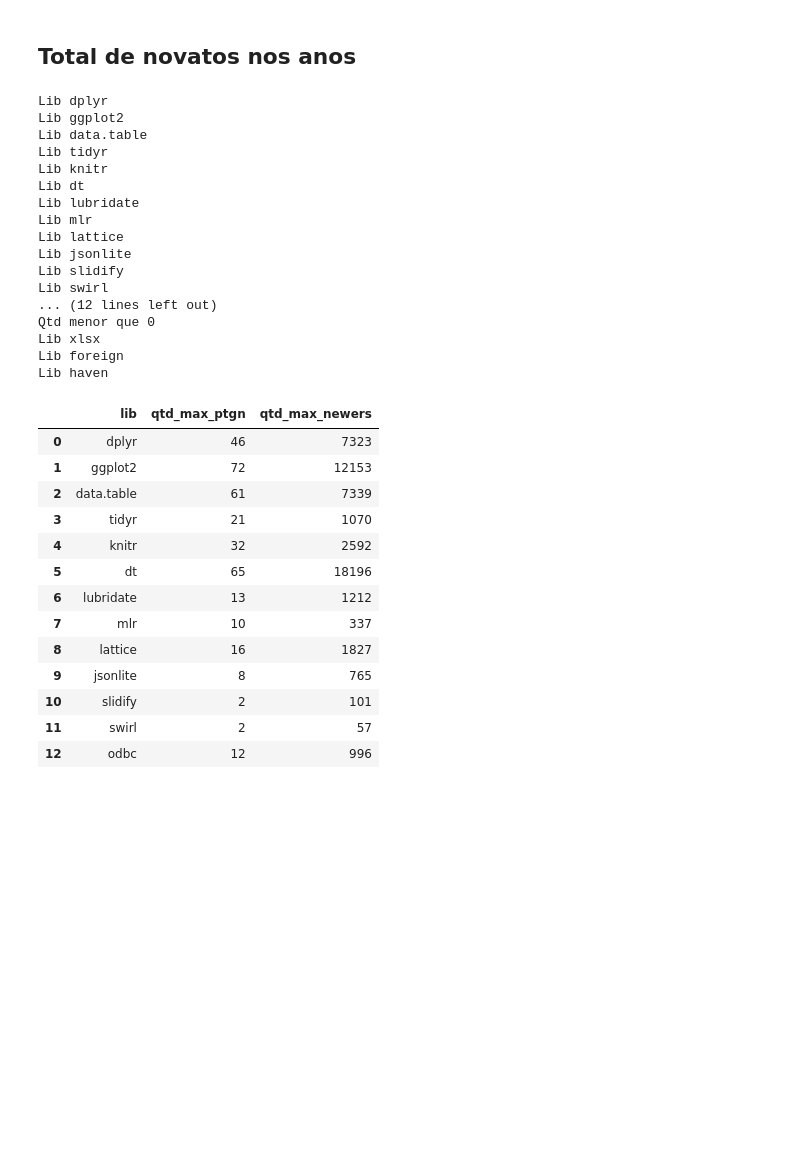
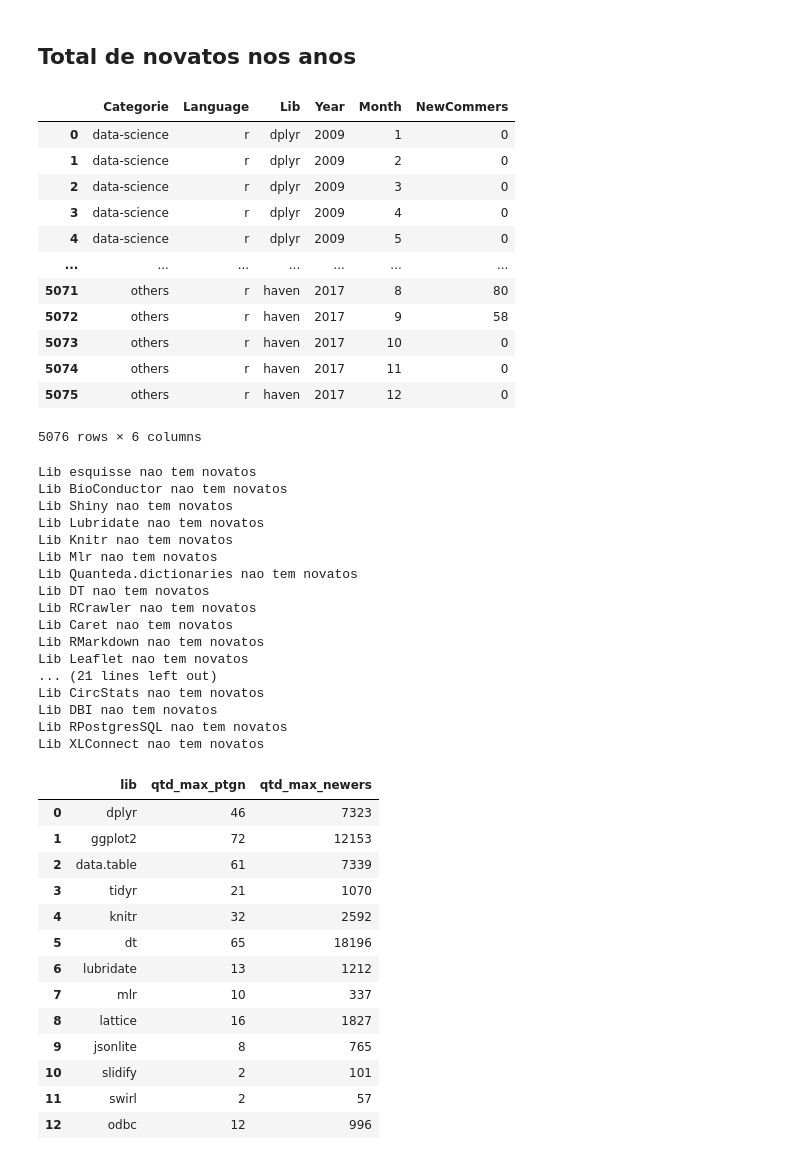
Before and after one commit to JuanFSR/EngenhariaEmpirica, a Jupyter notebook: mineracao_r.ipynb, the cells around one changed output. Drawn from its saved outputs; the diff is of its cells as text; code cells hidden in the pictures; blank space fills up the shorter version.

```diff
--- a/mineracao_r.ipynb
+++ b/mineracao_r.ipynb
@@ -188,40 +274,59 @@ dataNewerRepeat = pd.DataFrame(repeatNewer, columns=['Language', 'Lib', 'Newer',
+# %%
+dataLanguage
+# %% [output]
+|  | Categorie | Language | Lib | Year | Month | NewCommers |
+| 0 | data-science | r | dplyr | 2009 | 1 | 0 |
+| 1 | data-science | r | dplyr | 2009 | 2 | 0 |
+| 2 | data-science | r | dplyr | 2009 | 3 | 0 |
+| 3 | data-science | r | dplyr | 2009 | 4 | 0 |
+| 4 | data-science | r | dplyr | 2009 | 5 | 0 |
+| ... | ... | ... | ... | ... | ... | ... |
+| 5071 | others | r | haven | 2017 | 8 | 80 |
+| 5072 | others | r | haven | 2017 | 9 | 58 |
+| 5073 | others | r | haven | 2017 | 10 | 0 |
+| 5074 | others | r | haven | 2017 | 11 | 0 |
+| 5075 | others | r | haven | 2017 | 12 | 0 |
+5076 rows × 6 columns
 # %%
 resultRepeat = []
 resultNewers = []
 labelRepeat = []
 
-for term in libTerms:
-    print('Lib', term[0])
-    qtdTotal = dataLanguage.loc[dataLanguage['Lib'] == term[0], 'NewCommers'].sum()
+for libTerms in libTermsCategories:
+    for terms in libTerms[1]:
 
-    if qtdTotal >= 1:
-        # print('\tQtd total de novatos: ', qtdTotal)
-        # print('\tQtd max de novatos em um mês: ', max(dataLanguage.loc[dataLanguage['Lib'] == term[0], 'NewCommers']))
-        # print('\tMaior qtd de perguntas feitas por um novato: ', max(dataNewerRepeat.loc[dataNewerRepeat['Lib'] == term[0], 'Repeat']), '\n')
+        qtdTotal = dataLanguage.loc[dataLanguage['Lib'] == terms[0], 'NewCommers'].sum()
 
-        resultRepeat.append(max(dataNewerRepeat.loc[dataNewerRepeat['Lib'] == term[0], 'Repeat']))
-        resultNewers.append(dataLanguage.loc[dataLanguage['Lib'] == term[0], 'NewCommers'].sum())
-        labelRepeat.append(term[0])
-    else:
-        print('Qtd menor que 0')
+        if qtdTotal >= 1:
+            pass
+            # print(f'Lib {terms[0]} tem novatos')
+            # print('\tQtd total de novatos: ', qtdTotal)
+            # print('\tQtd max de novatos em um mês: ', max(dataLanguage.loc[dataLanguage['Lib'] == term[0], 'NewCommers']))
+            # print('\tMaior qtd de perguntas feitas por um novato: ', max(dataNewerRepeat.loc[dataNewerRepeat['Lib'] == term[0], 'Repeat']), '\n')
+
+            # resultRepeat.append(max(dataNewerRepeat.loc[dataNewerRepeat['Lib'] == term[0], 'Repeat']))
+            # resultNewers.append(dataLanguage.loc[dataLanguage['Lib'] == term[0], 'NewCommers'].sum())
+            # labelRepeat.append(term[0])
+        else:
+            print(f'Lib {terms[0]} nao tem novatos')
 # %% [output]
-Lib dplyr
-Lib ggplot2
-Lib data.table
-Lib tidyr
-Lib knitr
-Lib dt
-Lib lubridate
-Lib mlr
-Lib lattice
-Lib jsonlite
-Lib slidify
-Lib swirl
-... (12 lines left out)
-Qtd menor que 0
-Lib xlsx
-Lib foreign
-Lib haven
+Lib esquisse nao tem novatos
+Lib BioConductor nao tem novatos
+Lib Shiny nao tem novatos
+Lib Lubridate nao tem novatos
+Lib Knitr nao tem novatos
+Lib Mlr nao tem novatos
+Lib Quanteda.dictionaries nao tem novatos
+Lib DT nao tem novatos
+Lib RCrawler nao tem novatos
+Lib Caret nao tem novatos
+Lib RMarkdown nao tem novatos
+Lib Leaflet nao tem novatos
+... (21 lines left out)
+Lib CircStats nao tem novatos
+Lib DBI nao tem novatos
+Lib RPostgresSQL nao tem novatos
+Lib XLConnect nao tem novatos
 # %%
 a = []
 for idx in range(len(labelRepeat)):
```
Also changed, not shown: parts of 1 cell of this notebook.
